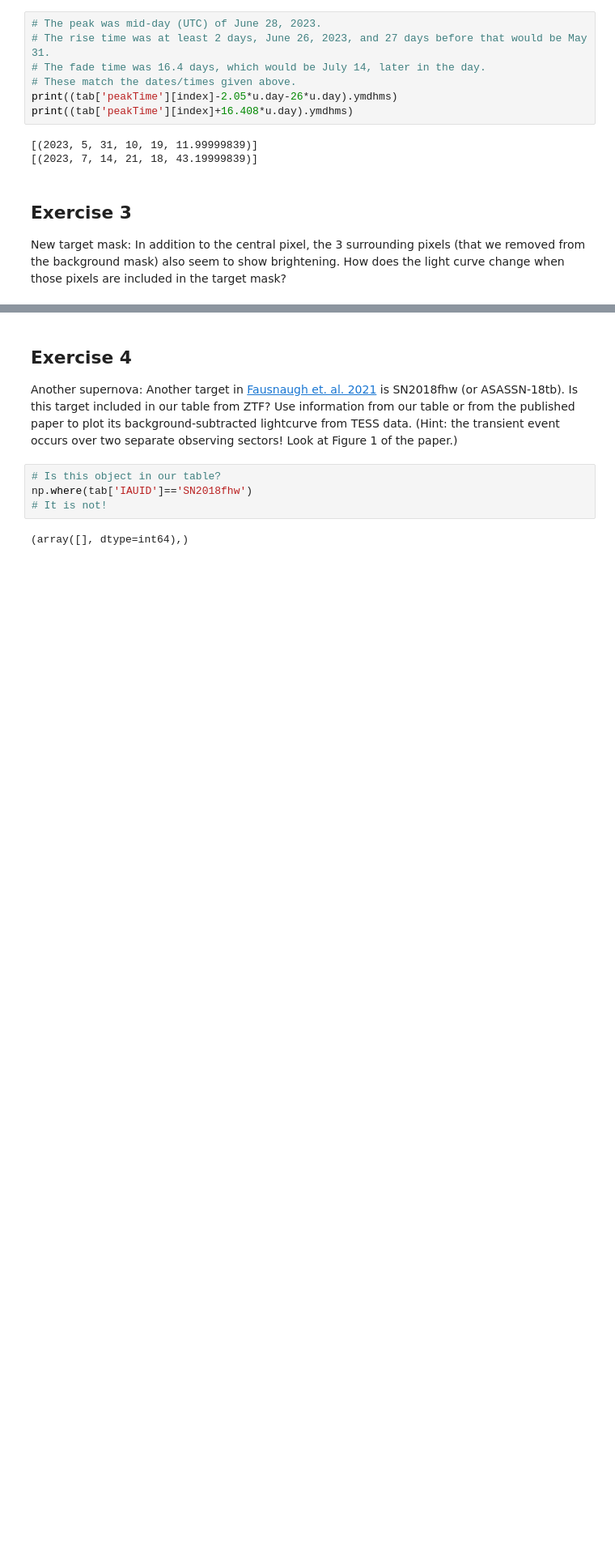
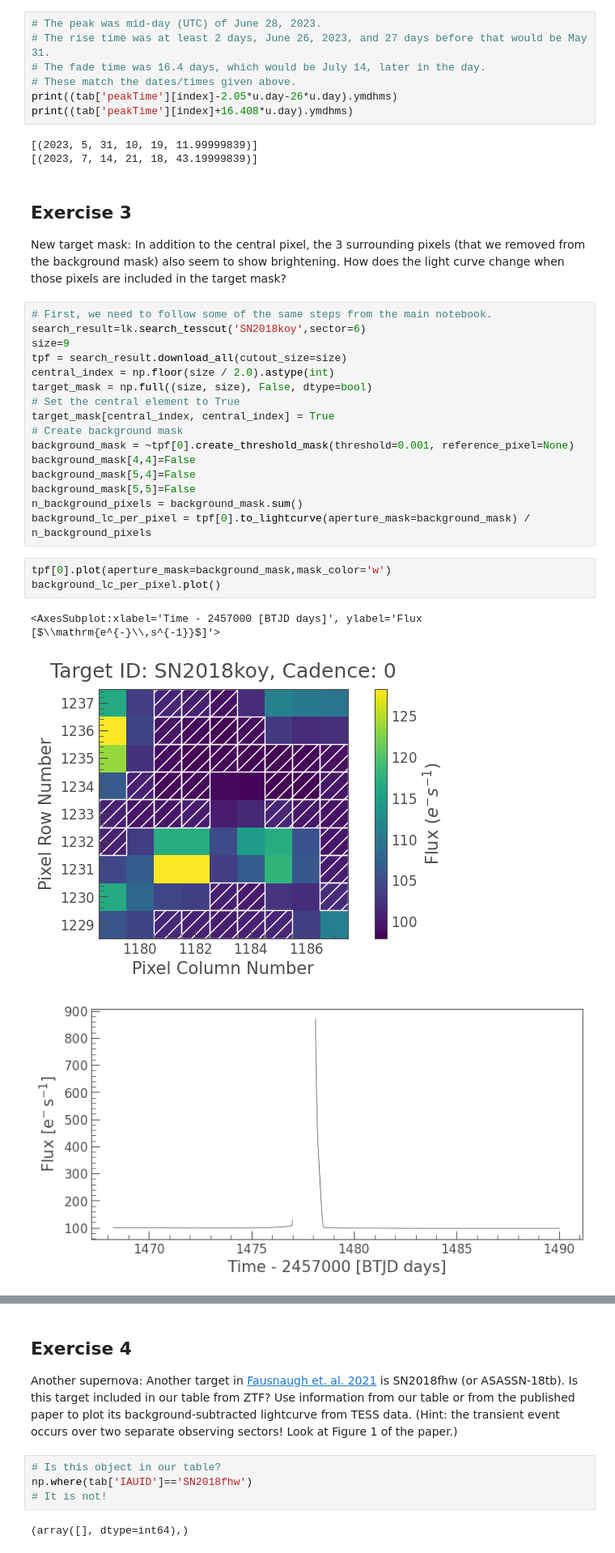
Before and after one commit to spacetelescope/project-tikebook, a Jupyter notebook: transients_nearby_galaxies/transients_nearby_galaxies_solutions.ipynb, the cells around one changed output, grey strips where cells are left out. Shown at 81% size. Cells and saved outputs as stored; diff of their text form; blank space fills up the shorter version.

Commit message:
allow background subtraction with a target mask greater than 1 pixel

```diff
--- a/transients_nearby_galaxies/transients_nearby_galaxies_solutions.ipynb
+++ b/transients_nearby_galaxies/transients_nearby_galaxies_solutions.ipynb
@@ -107,3 +107,26 @@ print((tab['peakTime'][index]+16.408*u.day).ymdhms)
 # %% [markdown]
 ## Exercise 3
 New target mask: In addition to the central pixel, the 3 surrounding pixels (that we removed from the background mask) also seem to show brightening. How does the light curve change when those pixels are included in the target mask?
+# %%
+# First, we need to follow some of the same steps from the main notebook.
+search_result=lk.search_tesscut('SN2018koy',sector=6)
+size=9
+tpf = search_result.download_all(cutout_size=size)
+central_index = np.floor(size / 2.0).astype(int)
+target_mask = np.full((size, size), False, dtype=bool)
+# Set the central element to True
+target_mask[central_index, central_index] = True
+# Create background mask
+background_mask = ~tpf[0].create_threshold_mask(threshold=0.001, reference_pixel=None)
+background_mask[4,4]=False
+background_mask[5,4]=False
+background_mask[5,5]=False
+n_background_pixels = background_mask.sum()
+background_lc_per_pixel = tpf[0].to_lightcurve(aperture_mask=background_mask) / n_background_pixels
+# %%
+tpf[0].plot(aperture_mask=background_mask,mask_color='w')
+background_lc_per_pixel.plot()
+# %% [output]
+<AxesSubplot:xlabel='Time - 2457000 [BTJD days]', ylabel='Flux [$\\mathrm{e^{-}\\,s^{-1}}$]'>
+[figure, added]
+[figure, added]
```
Also changed, not shown: parts of 2 cells of this notebook, 1 other file.
